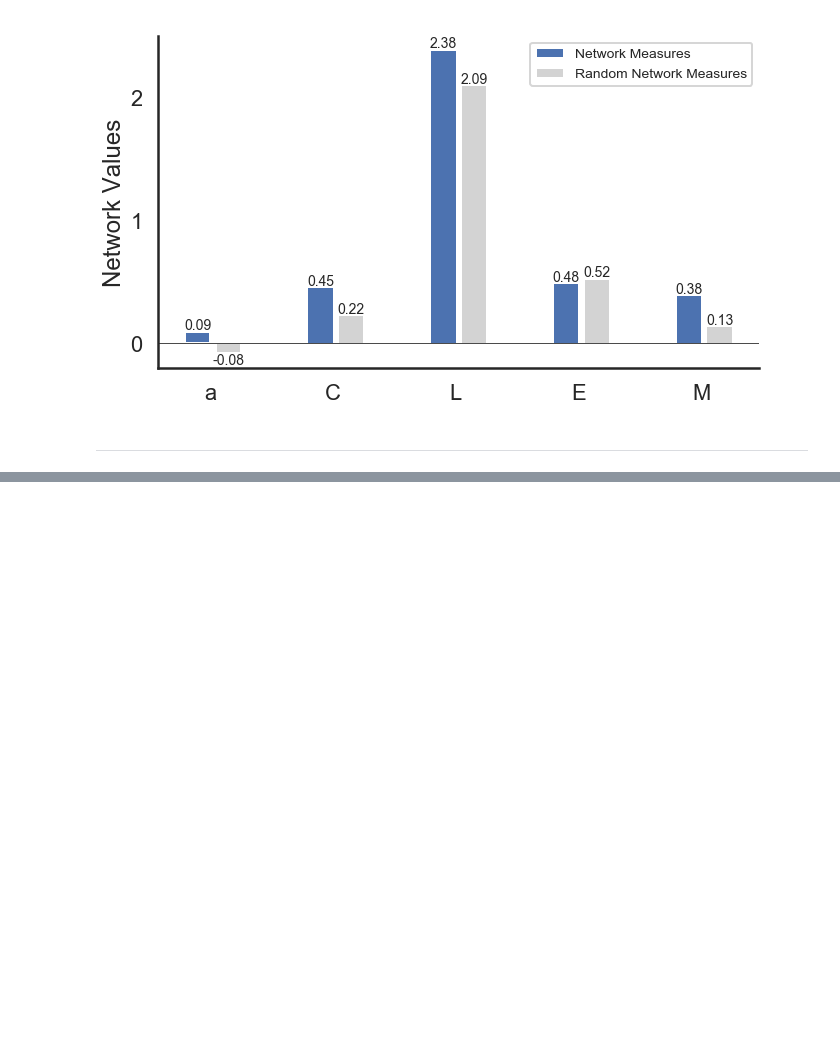
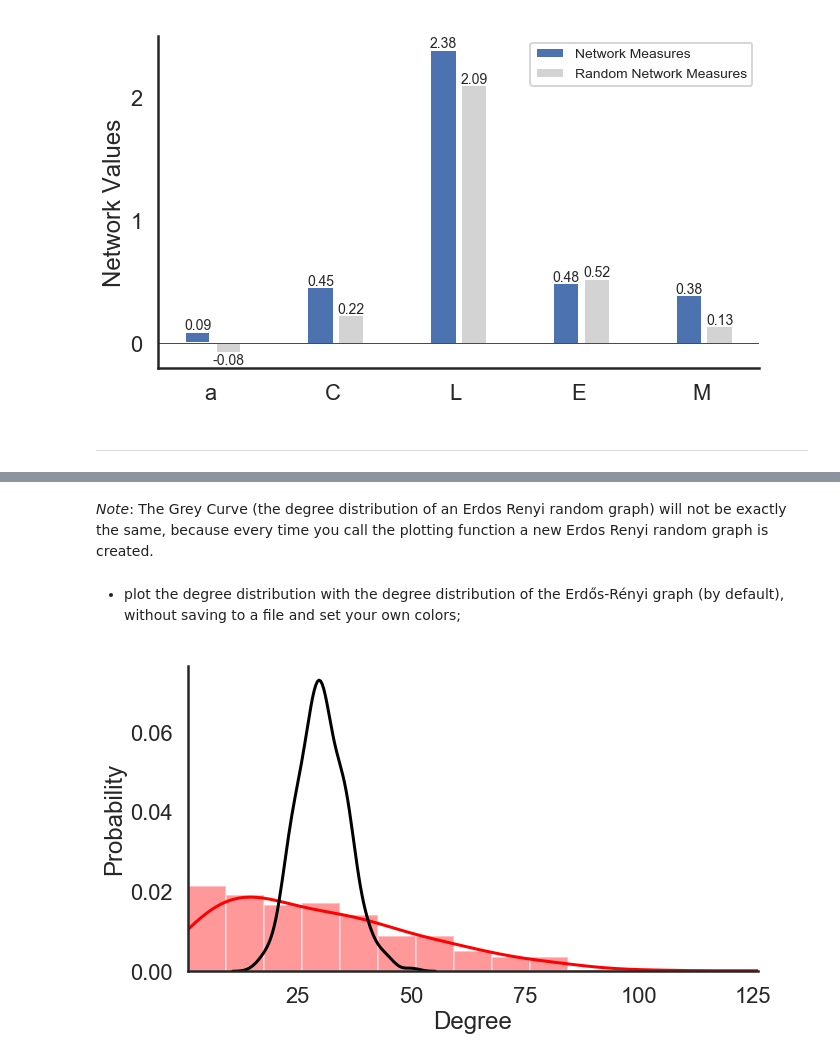
Before and after one commit to WhitakerLab/scona, a Jupyter notebook: tutorials/visualisations_tutorial.ipynb, the cells around one changed output, grey strips where cells are left out. Drawn from its saved outputs; the diff is of its cells as text; code cells hidden in the pictures; blank space fills up the shorter version.

```diff
--- a/tutorials/visualisations_tutorial.ipynb
+++ b/tutorials/visualisations_tutorial.ipynb
@@ -200,0 +266,8 @@ plot_degree_dist(H, binomial_graph=True, figure_name="Degree Distribution")
+# %% [markdown]
+*Note*: The Grey Curve (the degree distribution of an Erdos Renyi random graph) will not be exactly the same, because every time you call the plotting function a new Erdos Renyi random graph is created.
+# %% [markdown]
+- plot the degree distribution with the degree distribution of the Erdős-Rényi graph (by default), without saving to a file and set your own colors;
+# %%
+plot_degree_dist(H, color=["red", "black"])
+# %% [output]
+[figure, added]
```
Also changed, not shown: parts of 17 cells of this notebook.
